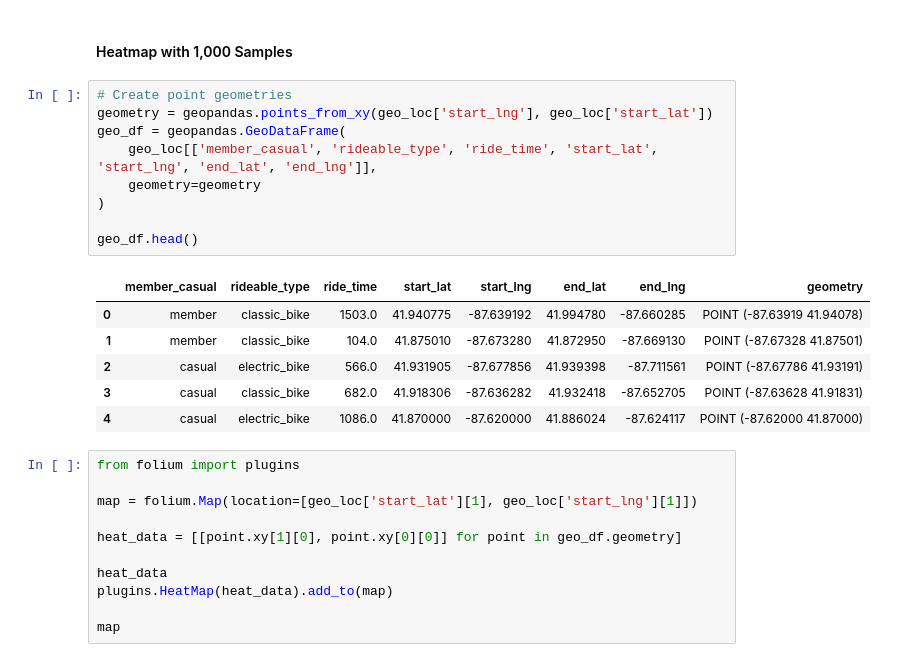
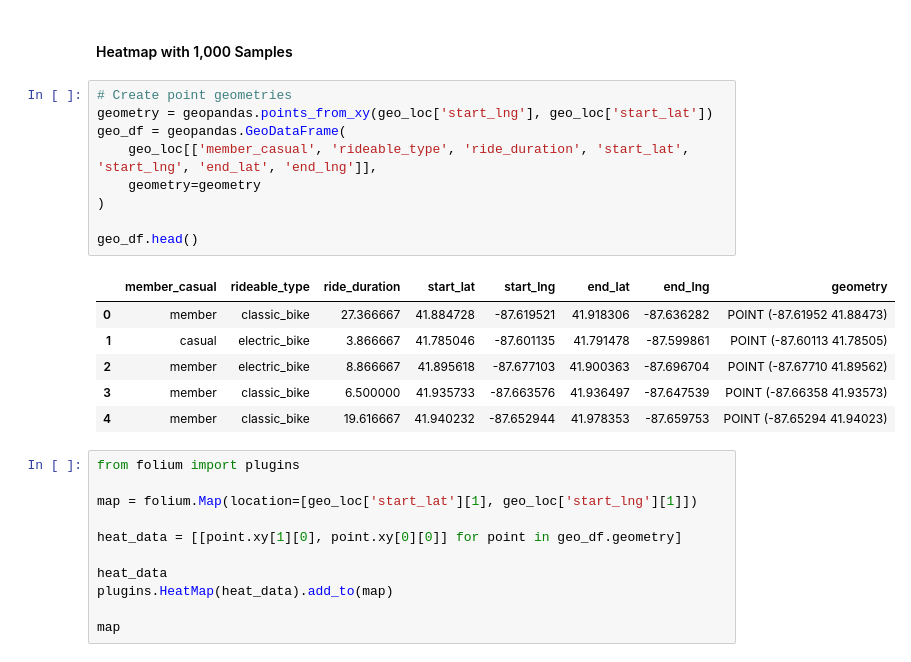
Before and after one commit to profshanks/profshanks.github.io, a Jupyter notebook: Bikes_Chicago/Bikes_Mapping.ipynb, the cells around one changed output. Drawn from its saved outputs; the diff is of its cells as text.

```diff
--- a/Bikes_Chicago/Bikes_Mapping.ipynb
+++ b/Bikes_Chicago/Bikes_Mapping.ipynb
@@ -98,19 +101,19 @@ m
 # %%
 # Create point geometries
 geometry = geopandas.points_from_xy(geo_loc['start_lng'], geo_loc['start_lat'])
 geo_df = geopandas.GeoDataFrame(
-    geo_loc[['member_casual', 'rideable_type', 'ride_time', 'start_lat', 'start_lng', 'end_lat', 'end_lng']],
+    geo_loc[['member_casual', 'rideable_type', 'ride_duration', 'start_lat', 'start_lng', 'end_lat', 'end_lng']],
     geometry=geometry
 )
 
 geo_df.head()
 # %% [output]
-|  | member_casual | rideable_type | ride_time | start_lat | start_lng | end_lat | end_lng | geometry |
-| 0 | member | classic_bike | 1503.0 | 41.940775 | -87.639192 | 41.994780 | -87.660285 | POINT (-87.63919 41.94078) |
-| 1 | member | classic_bike | 104.0 | 41.875010 | -87.673280 | 41.872950 | -87.669130 | POINT (-87.67328 41.87501) |
-| 2 | casual | electric_bike | 566.0 | 41.931905 | -87.677856 | 41.939398 | -87.711561 | POINT (-87.67786 41.93191) |
-| 3 | casual | classic_bike | 682.0 | 41.918306 | -87.636282 | 41.932418 | -87.652705 | POINT (-87.63628 41.91831) |
-| 4 | casual | electric_bike | 1086.0 | 41.870000 | -87.620000 | 41.886024 | -87.624117 | POINT (-87.62000 41.87000) |
+|  | member_casual | rideable_type | ride_duration | start_lat | start_lng | end_lat | end_lng | geometry |
+| 0 | member | classic_bike | 27.366667 | 41.884728 | -87.619521 | 41.918306 | -87.636282 | POINT (-87.61952 41.88473) |
+| 1 | casual | electric_bike | 3.866667 | 41.785046 | -87.601135 | 41.791478 | -87.599861 | POINT (-87.60113 41.78505) |
+| 2 | member | electric_bike | 8.866667 | 41.895618 | -87.677103 | 41.900363 | -87.696704 | POINT (-87.67710 41.89562) |
+| 3 | member | classic_bike | 6.500000 | 41.935733 | -87.663576 | 41.936497 | -87.647539 | POINT (-87.66358 41.93573) |
+| 4 | member | classic_bike | 19.616667 | 41.940232 | -87.652944 | 41.978353 | -87.659753 | POINT (-87.65294 41.94023) |
 # %%
 from folium import plugins
 
```
Also changed, not shown: parts of 17 cells of this notebook, 16 other files.
